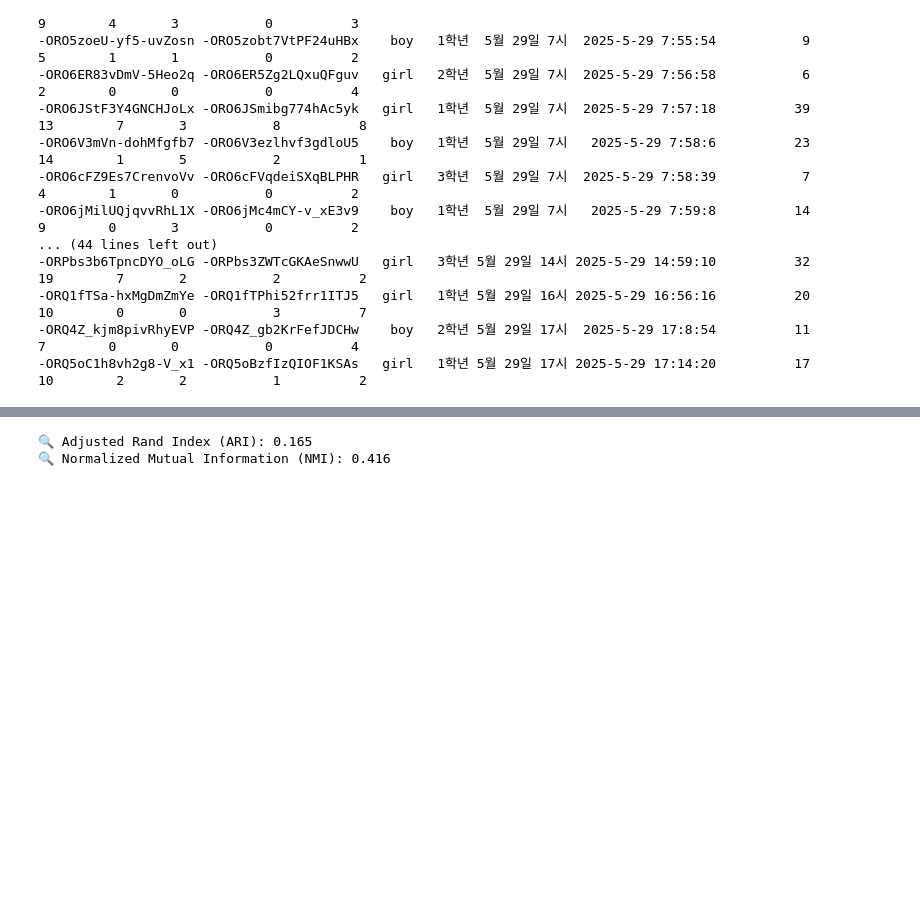
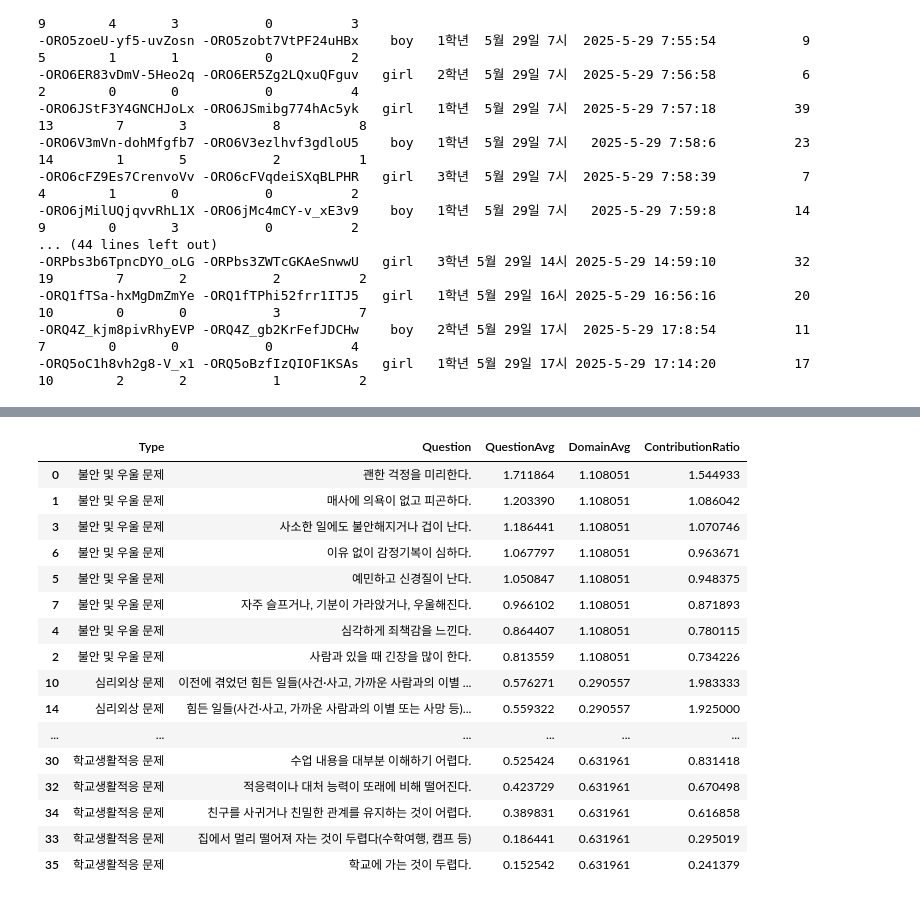
Before and after one commit to PangyoHigh/Psychological-Well-Being-Diagnosis-Checker, a Jupyter notebook: data/analytics2.ipynb, the cells around one changed output, grey strips where cells are left out. Cells and saved outputs as stored; diff of their text form; code cells hidden in the pictures; blank space fills up the shorter version.

```diff
--- a/data/analytics2.ipynb
+++ b/data/analytics2.ipynb
@@ -169,27 +127,40 @@ plt.show()
-# %%
-from sklearn.preprocessing import LabelEncoder
-from sklearn.metrics import adjusted_rand_score, normalized_mutual_info_score
-
-# Map each question to its assigned cluster
-cluster_labels = question_clusters.set_index("Question")["Cluster"]
-true_labels = question_clusters.set_index("Question")["Type"]
-
-# Encode string labels (Type) to numeric for comparison
-le = LabelEncoder()
-true_labels_encoded = le.fit_transform(true_labels)
-
-# Ensure both arrays are aligned
-pred_clusters = cluster_labels.loc[true_labels.index].values
-
-# Compute clustering metrics
-ari = adjusted_rand_score(true_labels_encoded, pred_clusters)
-nmi = normalized_mutual_info_score(true_labels_encoded, pred_clusters)
-
-print(f"\n🔍 Adjusted Rand Index (ARI): {ari:.3f}")
-print(f"🔍 Normalized Mutual Information (NMI): {nmi:.3f}")
-
-# ARI 0.3 이하 약한 상관관계
-# NMI 0.5 기존 질문의 분류 미흡
-# %% [output]
-🔍 Adjusted Rand Index (ARI): 0.165
-🔍 Normalized Mutual Information (NMI): 0.416
+# %%
+import pandas as pd
+
+# Step 1: Compute mean score per question
+question_avg = question_df.groupby(['Type', 'Question'])[
+    'Answer'].mean().reset_index(name='QuestionAvg')
+
+# Step 2: Compute mean score per domain (Type)
+domain_avg = question_df.groupby(
+    'Type')['Answer'].mean().reset_index(name='DomainAvg')
+
+# Step 3: Merge and compute contribution ratio
+contrib_df = pd.merge(question_avg, domain_avg, on='Type')
+contrib_df['ContributionRatio'] = contrib_df['QuestionAvg'] / \
+    contrib_df['DomainAvg']
+
+# Step 4: Sort
+contrib_df = contrib_df.sort_values(
+    ['Type', 'ContributionRatio'], ascending=[True, False])
+
+# Display
+contrib_df
+# %% [output]
+|  | Type | Question | QuestionAvg | DomainAvg | ContributionRatio |
+| 0 | 불안 및 우울 문제 | 괜한 걱정을 미리한다. | 1.711864 | 1.108051 | 1.544933 |
+| 1 | 불안 및 우울 문제 | 매사에 의욕이 없고 피곤하다. | 1.203390 | 1.108051 | 1.086042 |
+| 3 | 불안 및 우울 문제 | 사소한 일에도 불안해지거나 겁이 난다. | 1.186441 | 1.108051 | 1.070746 |
+| 6 | 불안 및 우울 문제 | 이유 없이 감정기복이 심하다. | 1.067797 | 1.108051 | 0.963671 |
+| 5 | 불안 및 우울 문제 | 예민하고 신경질이 난다. | 1.050847 | 1.108051 | 0.948375 |
+| 7 | 불안 및 우울 문제 | 자주 슬프거나, 기분이 가라앉거나, 우울해진다. | 0.966102 | 1.108051 | 0.871893 |
+| 4 | 불안 및 우울 문제 | 심각하게 죄책감을 느낀다. | 0.864407 | 1.108051 | 0.780115 |
+| 2 | 불안 및 우울 문제 | 사람과 있을 때 긴장을 많이 한다. | 0.813559 | 1.108051 | 0.734226 |
+| 10 | 심리외상 문제 | 이전에 겪었던 힘든 일들(사건·사고, 가까운 사람과의 이별 ... | 0.576271 | 0.290557 | 1.983333 |
+| 14 | 심리외상 문제 | 힘든 일들(사건·사고, 가까운 사람과의 이별 또는 사망 등)... | 0.559322 | 0.290557 | 1.925000 |
+| ... | ... | ... | ... | ... | ... |
+| 30 | 학교생활적응 문제 | 수업 내용을 대부분 이해하기 어렵다. | 0.525424 | 0.631961 | 0.831418 |
+| 32 | 학교생활적응 문제 | 적응력이나 대처 능력이 또래에 비해 떨어진다. | 0.423729 | 0.631961 | 0.670498 |
+| 34 | 학교생활적응 문제 | 친구를 사귀거나 친밀한 관계를 유지하는 것이 어렵다. | 0.389831 | 0.631961 | 0.616858 |
+| 33 | 학교생활적응 문제 | 집에서 멀리 떨어져 자는 것이 두렵다(수학여행, 캠프 등) | 0.186441 | 0.631961 | 0.295019 |
+| 35 | 학교생활적응 문제 | 학교에 가는 것이 두렵다. | 0.152542 | 0.631961 | 0.241379 |
```
Also changed, not shown: parts of 5 cells of this notebook, 26 other files.
